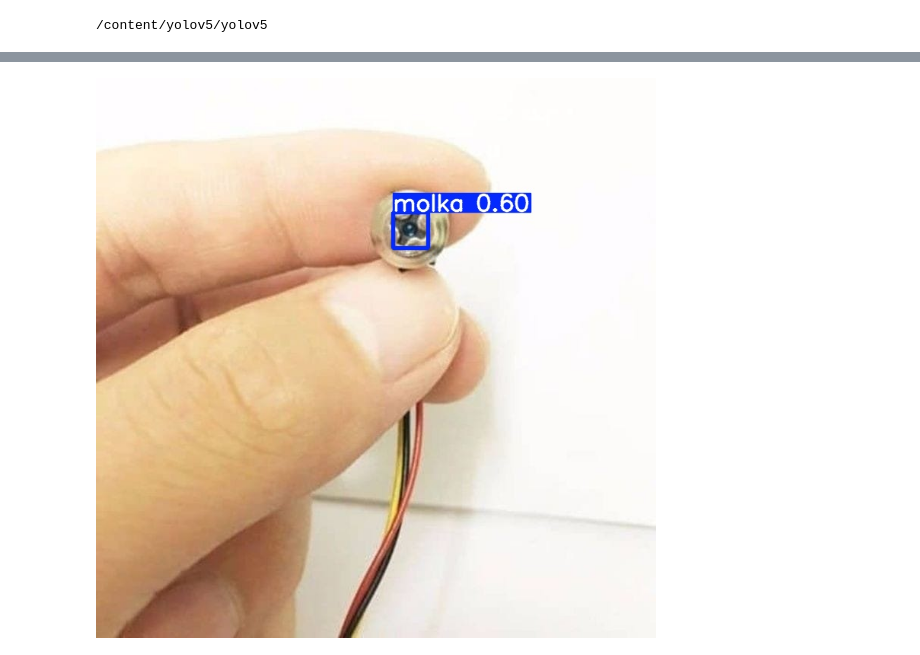
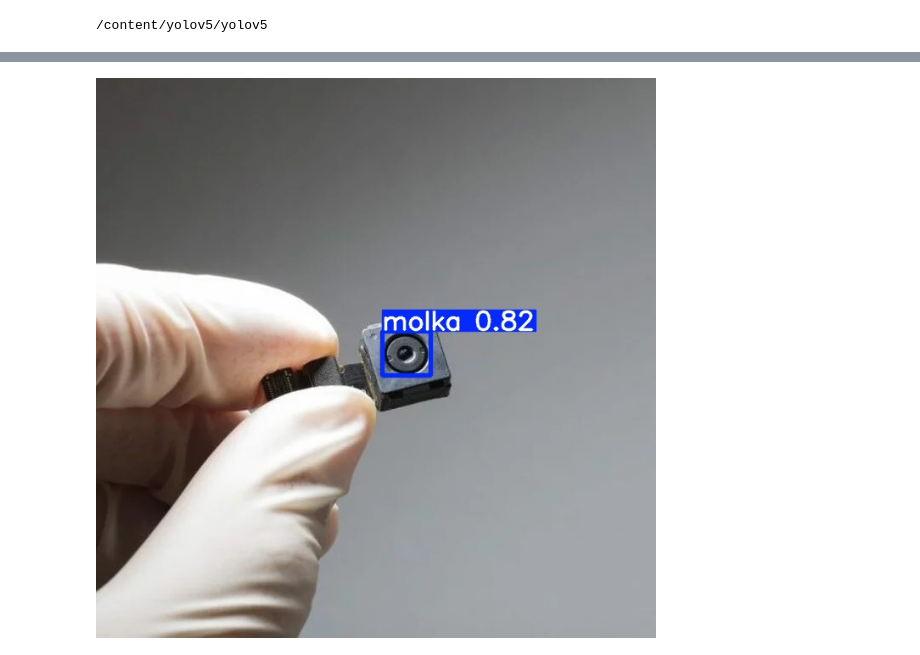
Before and after one commit to Alienimnida/API, a Jupyter notebook: jupyter.ipynb, the cells around one changed output, grey strips where cells are left out. Drawn from its saved outputs; the diff is of its cells as text; code cells hidden in the pictures.

Commit message:
Tested with new images

```diff
--- a/jupyter.ipynb
+++ b/jupyter.ipynb
@@ -282,7 +274,7 @@ custom_training  LICENSE     README.zh-CN.md  test1.jpg         wandb
 # %%
 from IPython.display import Image
 
 # Display the output image with detected objects
-Image(filename='/content/yolov5/runs/detect/exp6/test1.jpg')
+Image(filename='/content/yolov5/runs/detect/exp9/test3.jpg')
 # %% [output]
-[figure, old version]
+[figure, new version]
```
Also changed, not shown: parts of 4 cells of this notebook.
